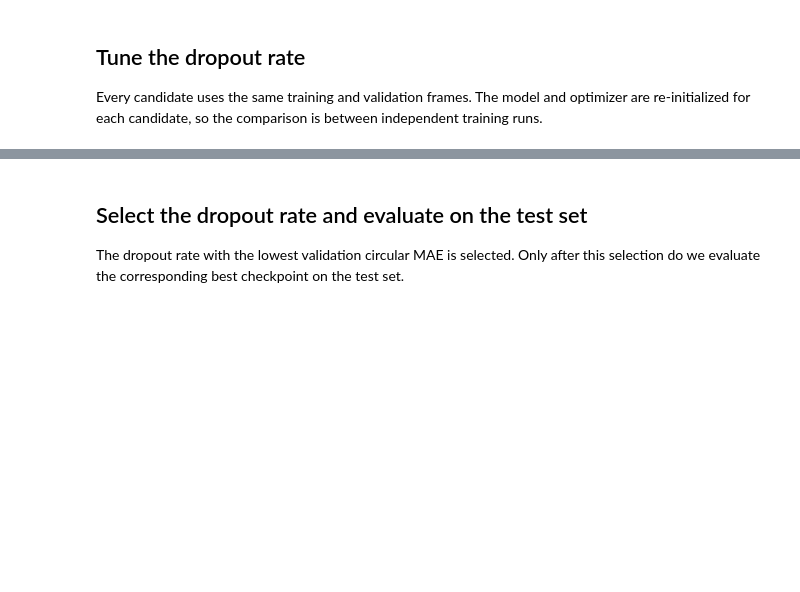
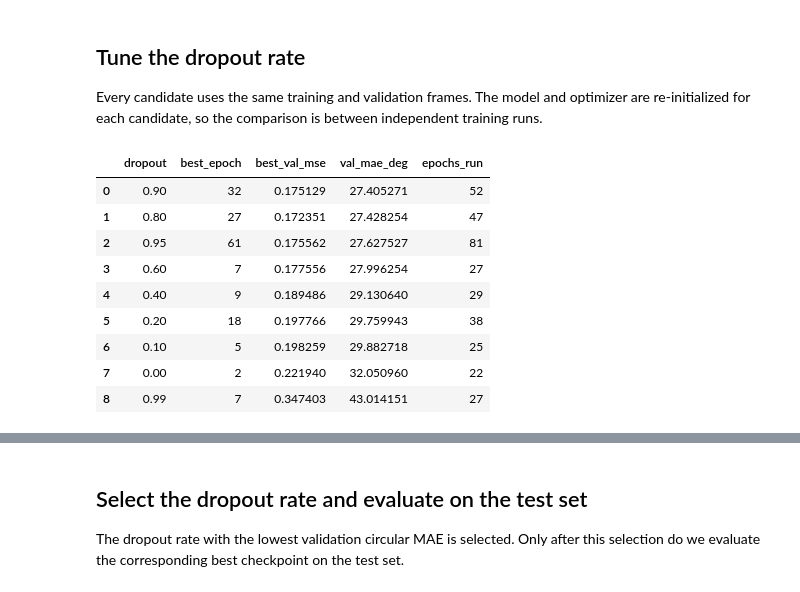
Before and after one commit to ShiyunCMC/RSC_PyTorch_HDDecoding, a Jupyter notebook: notebooks/01d_mlp_hd_decoder_tune_hyperparameter.ipynb, the cells around one changed output, grey strips where cells are left out. Drawn from its saved outputs; the diff is of its cells as text; code cells hidden in the pictures; blank space fills up the shorter version.

```diff
--- a/notebooks/01d_mlp_hd_decoder_tune_hyperparameter.ipynb
+++ b/notebooks/01d_mlp_hd_decoder_tune_hyperparameter.ipynb
@@ -352,7 +358,7 @@ def predict_vectors(model, X_array, batch_size=1024):
 
 Every candidate uses the same training and validation frames. The model and optimizer are re-initialized for each candidate, so the comparison is between independent training runs.
 # %%
-DROPOUT_RATES = [0.0, 0.10, 0.20, 0.40, 0.60]
+DROPOUT_RATES = [0.0, 0.10, 0.20, 0.40, 0.60, 0.8, 0.9, 0.95, 0.99]
 BATCH_SIZE = 256
 MAX_EPOCHS = 200
 PATIENCE = 20
@@ -410,33 +416,44 @@ for dropout_p in DROPOUT_RATES:
                 for k, v in model.state_dict().items()
             }
             bad_epochs = 0
         else:
             bad_epochs += 1
 
         if bad_epochs >= PATIENCE:
             break
 
     model.load_state_dict(best_state)
     val_mae_deg = circular_mae_degrees(model, Xz[val_idx], hd[val_idx])
 
     candidate_histories[dropout_p] = history
     candidate_states[dropout_p] = best_state
     candidate_results.append(
         {
             "dropout": dropout_p,
             "best_epoch": best_epoch,
             "best_val_mse": best_val_loss,
             "val_mae_deg": val_mae_deg,
             "epochs_run": len(history),
         }
     )
 
 candidate_results_df = (
     pd.DataFrame(candidate_results)
     .sort_values("val_mae_deg")
     .reset_index(drop=True)
 )
 candidate_results_df
+# %% [output]
+|  | dropout | best_epoch | best_val_mse | val_mae_deg | epochs_run |
+| 0 | 0.90 | 32 | 0.175129 | 27.405271 | 52 |
+| 1 | 0.80 | 27 | 0.172351 | 27.428254 | 47 |
+| 2 | 0.95 | 61 | 0.175562 | 27.627527 | 81 |
+| 3 | 0.60 | 7 | 0.177556 | 27.996254 | 27 |
+| 4 | 0.40 | 9 | 0.189486 | 29.130640 | 29 |
+| 5 | 0.20 | 18 | 0.197766 | 29.759943 | 38 |
+| 6 | 0.10 | 5 | 0.198259 | 29.882718 | 25 |
+| 7 | 0.00 | 2 | 0.221940 | 32.050960 | 22 |
+| 8 | 0.99 | 7 | 0.347403 | 43.014151 | 27 |
 # %%
 fig, axes = plt.subplots(1, 2, figsize=(11, 4), constrained_layout=True)
 
```
Also changed, not shown: parts of 5 cells of this notebook, 1 other file.
